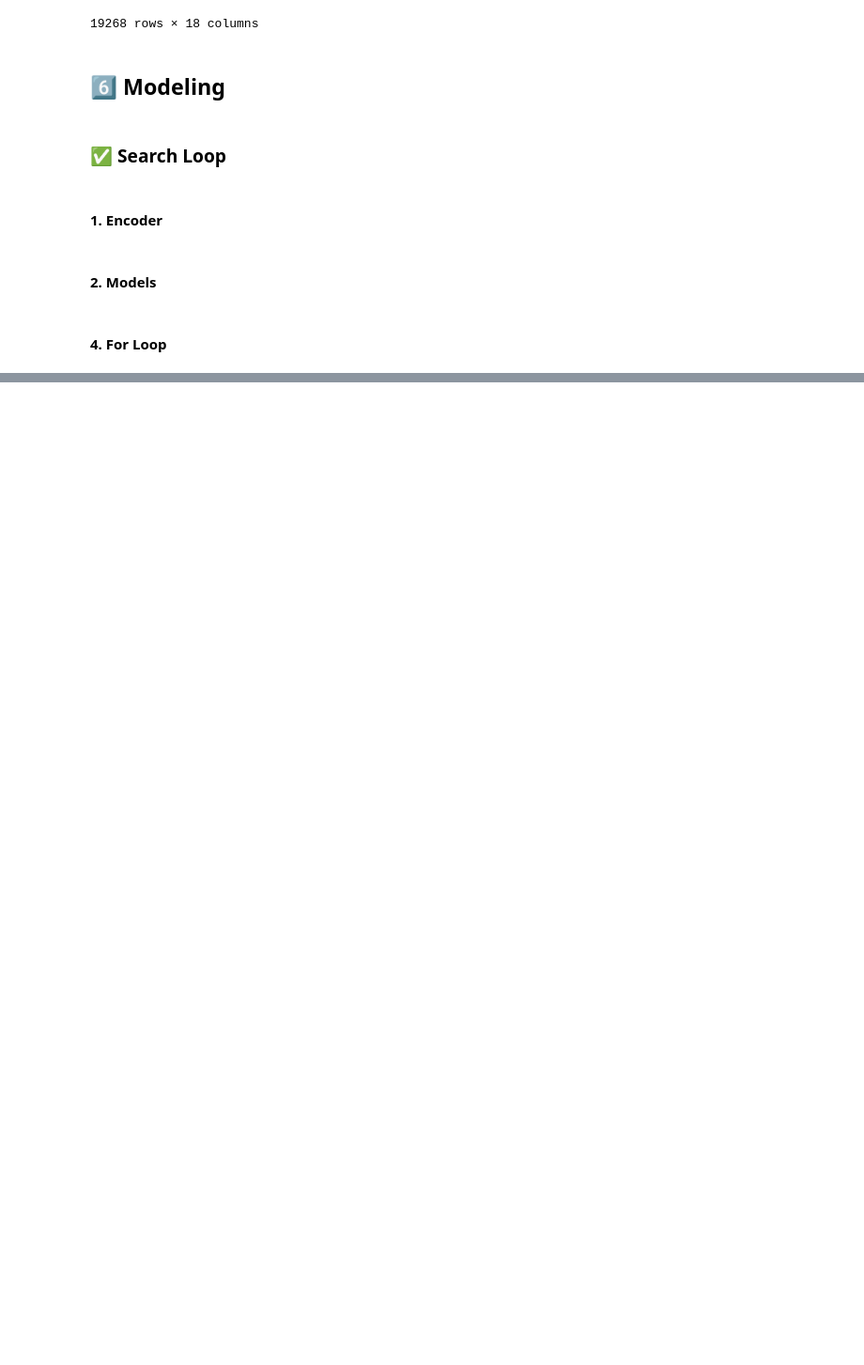
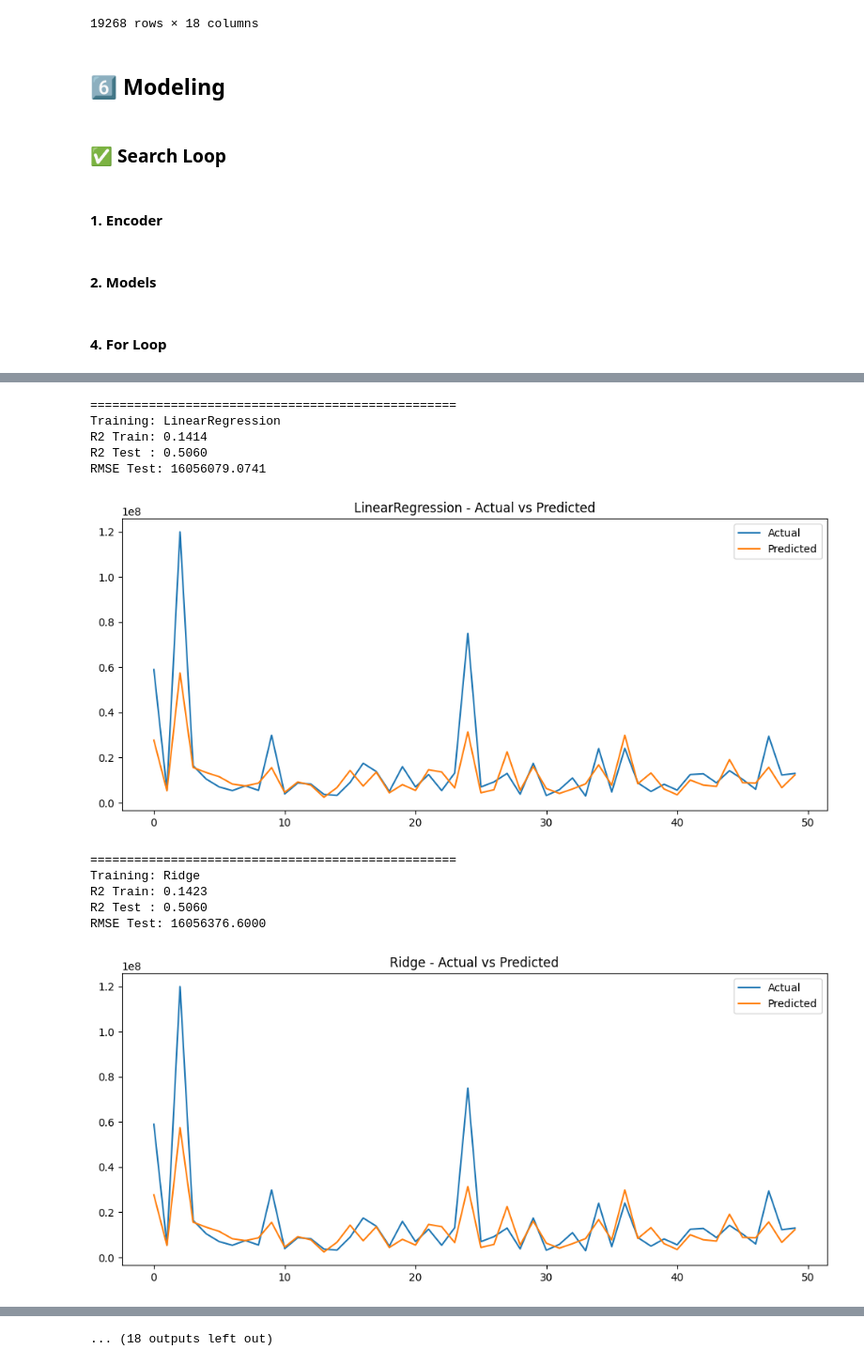
Before and after one commit to Ahmed-Hamed-Attallah/INSTANT_RealState_Price_Prediction, a Jupyter notebook: notebook/Real_State_Price_Prediction.ipynb, the cells around one changed output, grey strips where cells are left out. Shown at 94% size. Drawn from its saved outputs; the diff is of its cells as text; code cells hidden in the pictures; blank space fills up the shorter version.

```diff
--- a/notebook/Real_State_Price_Prediction.ipynb
+++ b/notebook/Real_State_Price_Prediction.ipynb
@@ -1431,0 +1419,78 @@ Wall time: 1min 43s
+# %%
+import numpy as np
+import matplotlib.pyplot as plt
+from sklearn.model_selection import train_test_split
+from sklearn.metrics import r2_score, mean_squared_error
+
+results = []
+
+for name, model in models:
+
+    print(f"\n{'='*50}")
+    print(f"Training: {name}")
+
+    # train test split
+    X_train, X_test, y_train, y_test = train_test_split(
+        x, y, test_size=0.2, random_state=42
+    )
+    steps = [
+        ("Encoding",encoder),
+        ("Scaling",StandardScaler()),
+        ("Feature Selection",SelectFromModel(estimator=ExtraTreesRegressor(
+            n_estimators=600, max_features=0.7,
+            random_state=42, min_samples_leaf=5,
+            min_samples_split=10 ,n_jobs=-1 ),
+            threshold="median")),
+        (f'{name}', model)
+    ]
+
+    model = Pipeline(steps)
+
+    # fit
+    model.fit(X_train, y_train)
+
+    # predict (log scale)
+    y_train_pred_log = model.predict(X_train)
+    y_test_pred_log  = model.predict(X_test)
+
+    # reverse log
+    y_train_true = np.exp(y_train)
+    y_test_true  = np.exp(y_test)
+
+    y_train_pred = np.exp(y_train_pred_log)
+    y_test_pred  = np.exp(y_test_pred_log)
+
+    # metrics
+    r2_train = r2_score(y_train_true, y_train_pred)
+    r2_test  = r2_score(y_test_true, y_test_pred)
+
+    rmse_test = np.sqrt(mean_squared_error(y_test_true, y_test_pred))
+
+    print(f"R2 Train: {r2_train:.4f}")
+    print(f"R2 Test : {r2_test:.4f}")
+    print(f"RMSE Test: {rmse_test:.4f}")
+
+    results.append((name, r2_test, rmse_test))
+
+    # -------- Line Plot --------
+    plt.figure(figsize=(12,5))
+
+    plt.plot(y_test_true.values[:50], label="Actual")
+    plt.plot(y_test_pred[:50], label="Predicted")
+
+    plt.title(f"{name} - Actual vs Predicted")
+    plt.legend()
+    plt.show()
+# %% [output]
+==================================================
+Training: LinearRegression
+R2 Train: 0.1414
+R2 Test : 0.5060
+RMSE Test: 16056079.0741
+[figure, added]
+==================================================
+Training: Ridge
+R2 Train: 0.1423
+R2 Test : 0.5060
+RMSE Test: 16056376.6000
+[figure, added]
@@ -1431,0 +1521 @@ Wall time: 1min 43s
+... (18 outputs left out)
```
Also changed, not shown: parts of 11 cells of this notebook, 4 other files.
